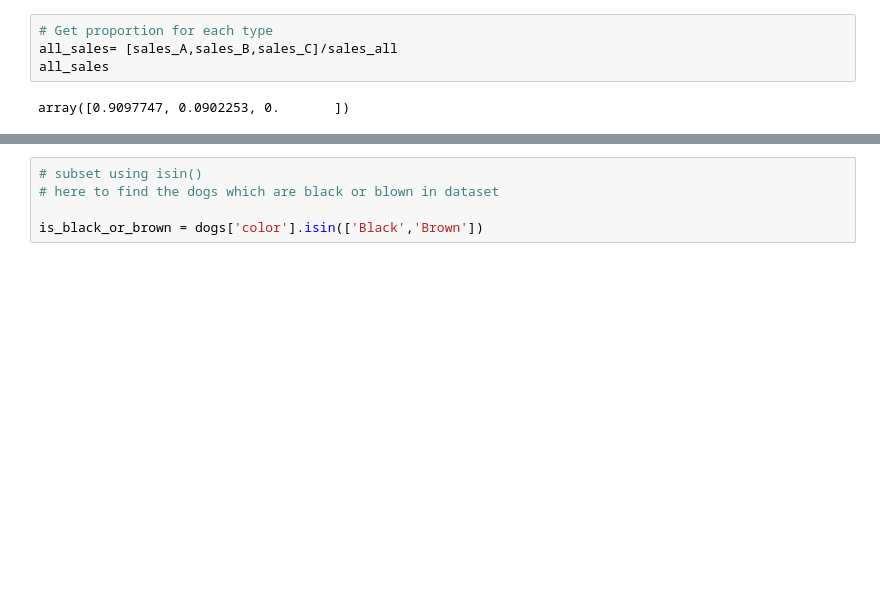
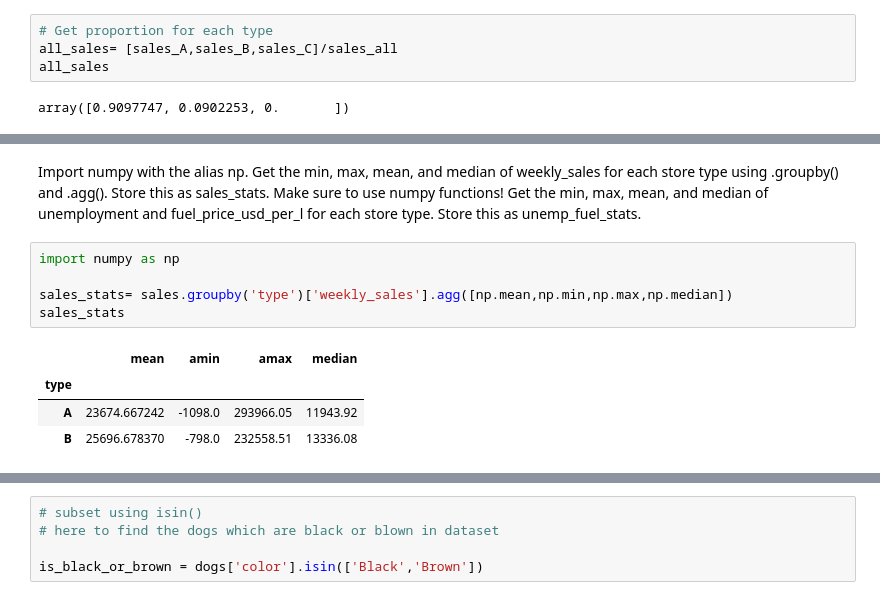
Before and after one commit to albertNSBM/Pandas_revision, a Jupyter notebook: Pandas_revision.ipynb, the cells around one changed output, grey strips where cells are left out. Saved outputs shown, nothing was run; the diff lists cells and outputs as text; blank space fills up the shorter version.

```diff
--- a/Pandas_revision.ipynb
+++ b/Pandas_revision.ipynb
@@ -397,0 +431,14 @@ array([0.9097747, 0.0902253, 0.       ])
+# %% [markdown]
+Import numpy with the alias np.
+Get the min, max, mean, and median of weekly_sales for each store type using .groupby() and .agg(). Store this as sales_stats. Make sure to use numpy functions!
+Get the min, max, mean, and median of unemployment and fuel_price_usd_per_l for each store type. Store this as unemp_fuel_stats.
+# %%
+import numpy as np
+
+sales_stats= sales.groupby('type')['weekly_sales'].agg([np.mean,np.min,np.max,np.median])
+sales_stats
+# %% [output]
+|  | mean | amin | amax | median |
+| type |  |  |  |  |
+| A | 23674.667242 | -1098.0 | 293966.05 | 11943.92 |
+| B | 25696.678370 | -798.0 | 232558.51 | 13336.08 |
```
Also changed, not shown: parts of 7 cells of this notebook.
